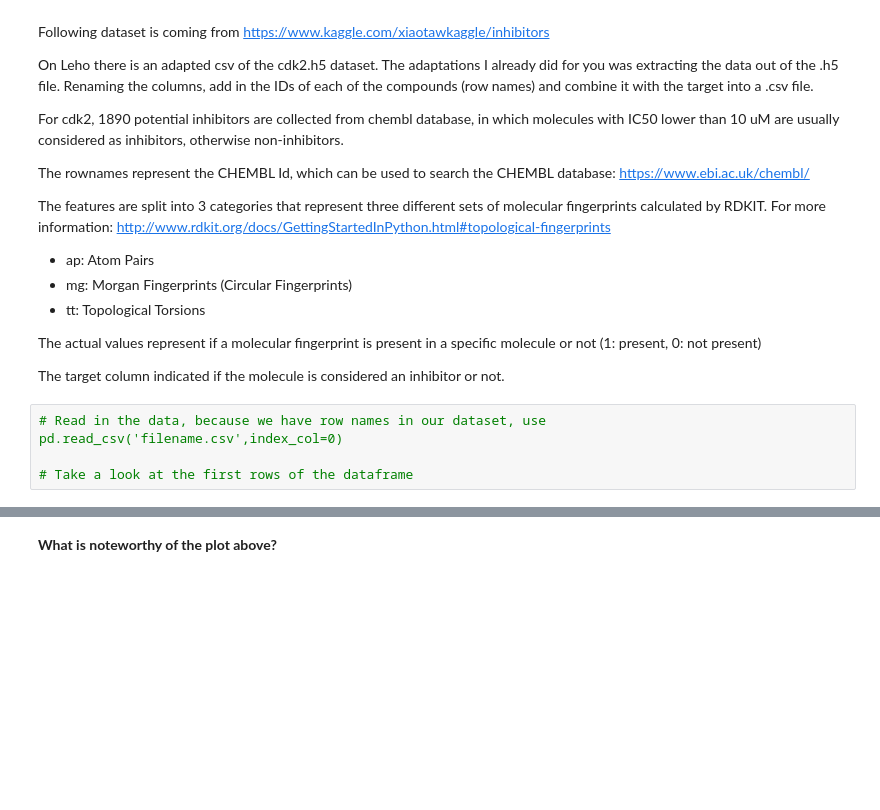
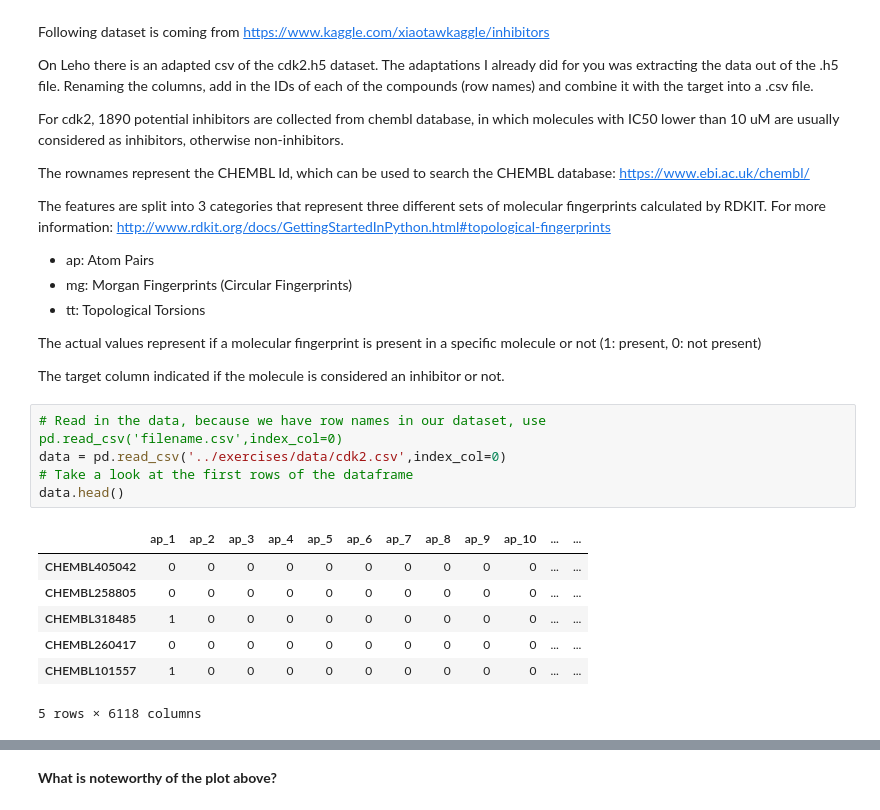
Before and after one commit to MarieHannaert/BIT07-Machine_learning, a Jupyter notebook: exercises/03 - Naive Bayes.ipynb, the cells around one changed output, grey strips where cells are left out. Drawn from its saved outputs; the diff is of its cells as text; blank space fills up the shorter version.

```diff
--- a/exercises/03 - Naive Bayes.ipynb
+++ b/exercises/03 - Naive Bayes.ipynb
@@ -28,7 +29,16 @@ The actual values represent if a molecular fingerprint is present in a specific
 The target column indicated if the molecule is considered an inhibitor or not.
 # %%
 # Read in the data, because we have row names in our dataset, use pd.read_csv('filename.csv',index_col=0)
-
+data = pd.read_csv('../exercises/data/cdk2.csv',index_col=0)
 # Take a look at the first rows of the dataframe
+data.head()
+# %% [output]
+|  | ap_1 | ap_2 | ap_3 | ap_4 | ap_5 | ap_6 | ap_7 | ap_8 | ap_9 | ap_10 | ... | ... |
+| CHEMBL405042 | 0 | 0 | 0 | 0 | 0 | 0 | 0 | 0 | 0 | 0 | ... | ... |
+| CHEMBL258805 | 0 | 0 | 0 | 0 | 0 | 0 | 0 | 0 | 0 | 0 | ... | ... |
+| CHEMBL318485 | 1 | 0 | 0 | 0 | 0 | 0 | 0 | 0 | 0 | 0 | ... | ... |
+| CHEMBL260417 | 0 | 0 | 0 | 0 | 0 | 0 | 0 | 0 | 0 | 0 | ... | ... |
+| CHEMBL101557 | 1 | 0 | 0 | 0 | 0 | 0 | 0 | 0 | 0 | 0 | ... | ... |
+5 rows × 6118 columns
 # %%
 # Take a look at the number of rows and columns in the dataframe
```
Also changed, not shown: parts of 22 cells of this notebook, 4 other files.
